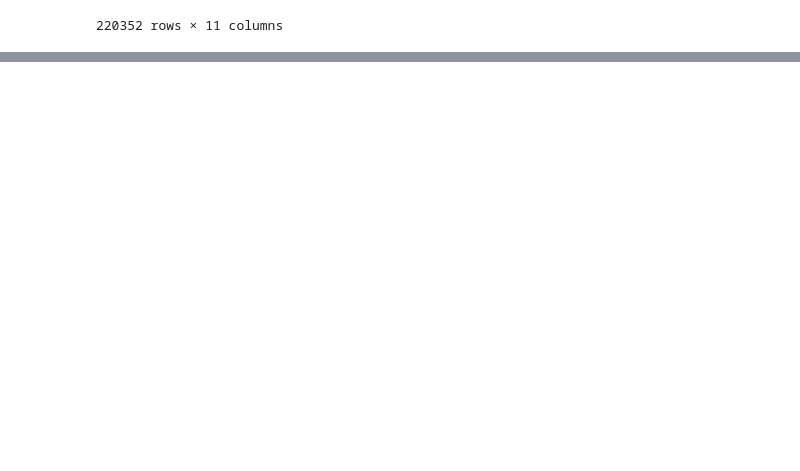
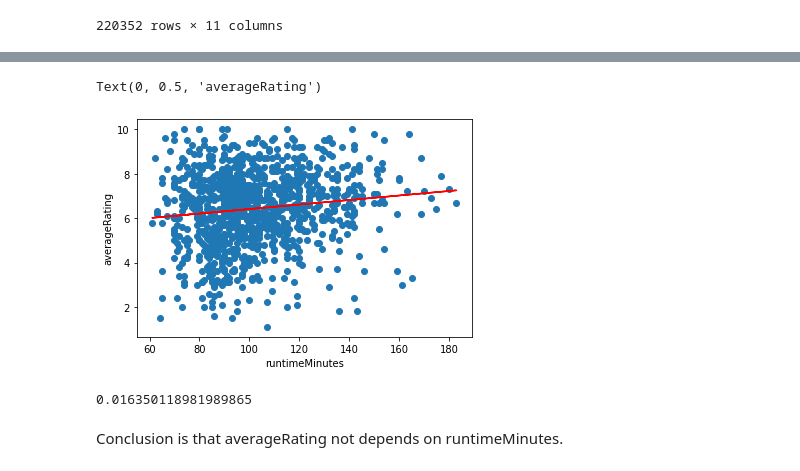
Before and after one commit to Zhaxxon/Prob_Stat, a Jupyter notebook: Course_project/IMDb_analysing_course_project.ipynb, the cells around one changed output, grey strips where cells are left out. Drawn from its saved outputs; the diff is of its cells as text; code cells hidden in the pictures; blank space fills up the shorter version.

```diff
--- a/Course_project/IMDb_analysing_course_project.ipynb
+++ b/Course_project/IMDb_analysing_course_project.ipynb
@@ -170,0 +190,3 @@ movies_2020.describe()
+# %%
+X = movies_2020['runtimeMinutes']
+y = movies_2020['averageRating']
@@ -170,0 +203,4 @@ movies_2020.describe()
+# %%
+# Linear regression equation with b0 and b1 coefficients:
+b1 = (np.mean(X * y) - np.mean(X) * np.mean(y)) / (np.mean(X**2) - np.mean(X)**2)
+b1
@@ -170,0 +209,4 @@ movies_2020.describe()
+# %%
+
+b0 = np.mean(y) - b1 * np.mean(X)
+b0
@@ -170,0 +215,3 @@ movies_2020.describe()
+# %%
+y_pred = b0 + b1 * X
+y_pred
@@ -170,0 +231,21 @@ movies_2020.describe()
+# %%
+# Values (scatter plot) and linear regression function (red line)
+ox = X
+oy = y_pred
+
+plt.scatter(X, y)
+plt.plot(ox, oy, color='red')
+
+plt.xlabel('runtimeMinutes')
+plt.ylabel('averageRating')
+# %% [output]
+Text(0, 0.5, 'averageRating')
+[figure, added]
+# %%
+# R2 score
+R2 = y_pred.var() / y.var()
+R2
+# %% [output]
+0.016350118981989865
+# %% [markdown]
+Conclusion is that averageRating not depends on runtimeMinutes.
```
Also changed, not shown: parts of 15 cells of this notebook.
